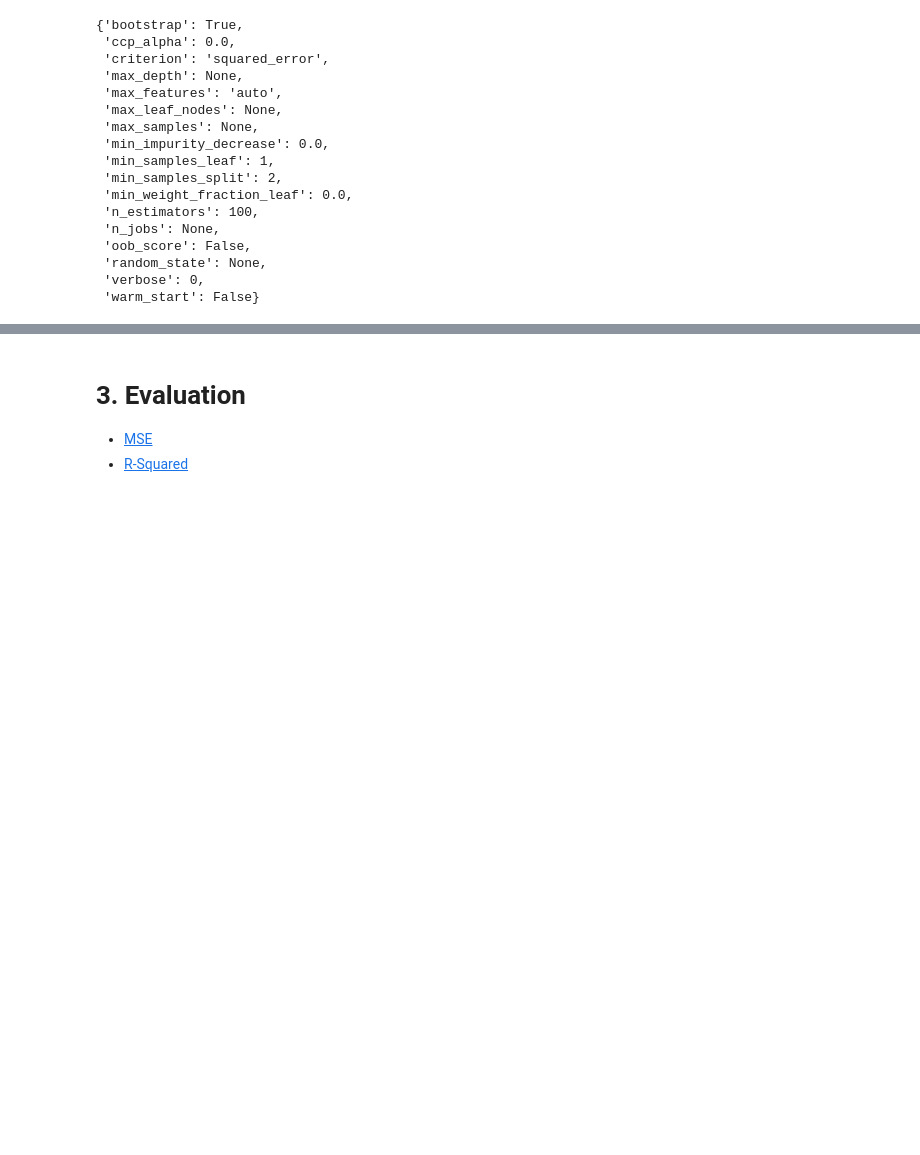
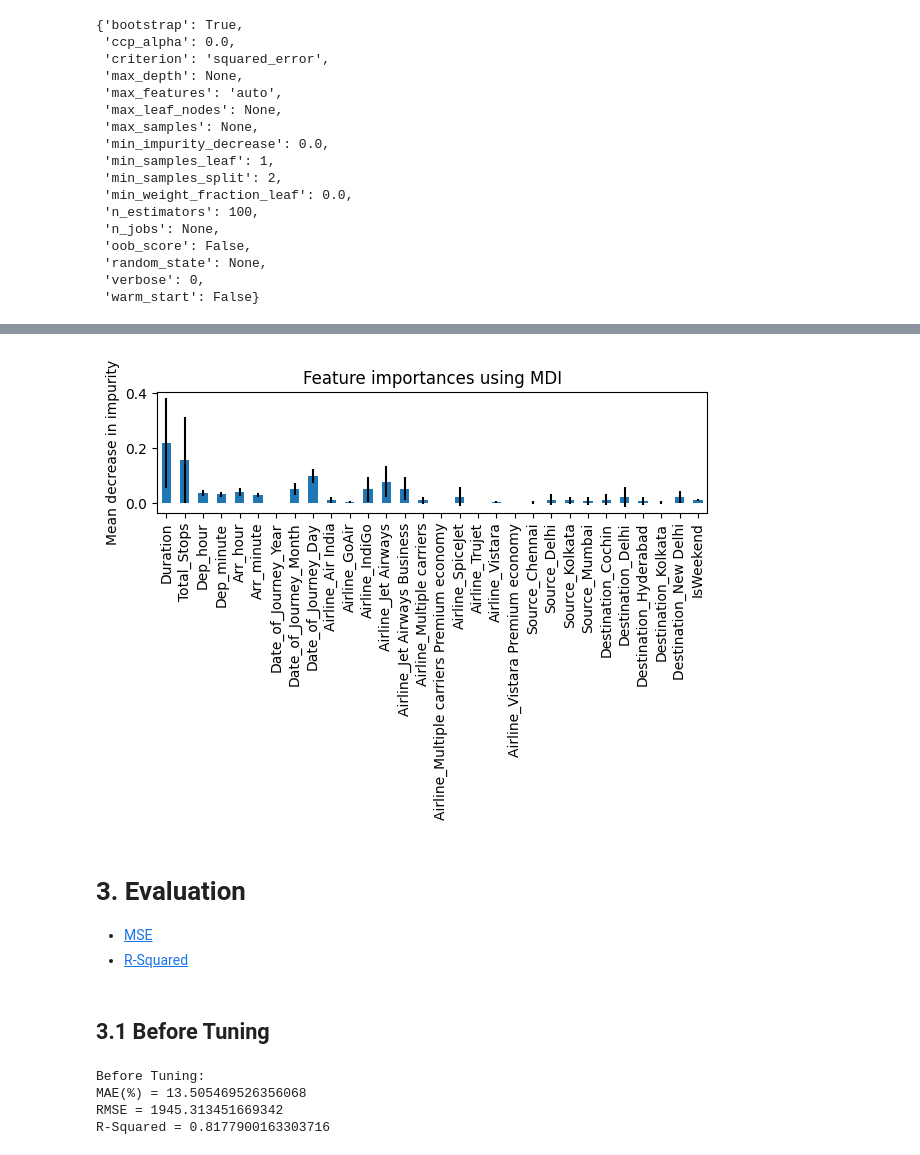
Before and after one commit to Kevin228839/Flight-Fare-Prediction, a Jupyter notebook: random_forest_v3.ipynb, the cells around one changed output, grey strips where cells are left out. Cells and saved outputs as stored; diff of their text form; code cells hidden in the pictures; blank space fills up the shorter version.

Commit message:
add feature_importance

```diff
--- a/random_forest_v3.ipynb
+++ b/random_forest_v3.ipynb
@@ -231,0 +235,5 @@ prediction = rand_search_estimator.best_estimator_.predict(data_test)
+# %%
+# impurity-based importances
+importances = rand_search_estimator.best_estimator_.feature_importances_
+for i, f in zip(list(data_train.columns), importances):
+    print(f"{i}: {round(f*100, 2)}")
@@ -232,5 +258,43 @@ prediction = rand_search_estimator.best_estimator_.predict(data_test)
+# %%
+forest_importances = pd.Series(importances, index=list(data_train.columns))
+
+fig, ax = plt.subplots()
+std = np.std([tree.feature_importances_ for tree in rand_search_estimator.best_estimator_], axis=0)
+forest_importances.plot.bar(yerr=std, ax=ax)
+ax.set_title("Feature importances using MDI")
+ax.set_ylabel("Mean decrease in impurity")
+fig.tight_layout()
+# %% [output]
+[figure, added]
 # %% [markdown]
 # 3. Evaluation
 
 - [MSE](https://scikit-learn.org/stable/modules/generated/sklearn.metrics.mean_squared_error.html)
 - [R-Squared](https://scikit-learn.org/stable/modules/generated/sklearn.metrics.r2_score.html)
+# %% [markdown]
+## 3.1 Before Tuning
+# %%
+from sklearn.metrics import mean_absolute_percentage_error, mean_squared_error, r2_score
+
+# Evaluation before Tuning
+untuned_estimator = RandomForestRegressor()
+untuned_estimator.fit(data_train, target_train)
+prediction_untuned = untuned_estimator.predict(data_test)
+
+print("Before Tuning:")
+
+# MAE
+mae_untuned = mean_absolute_percentage_error(target_test, prediction_untuned)
+# RMSE
+rmse_untuned = mean_squared_error(target_test, prediction_untuned, squared=False)
+# R-Squared
+r2_untuned = r2_score(target_test, prediction_untuned)
+
+print("MAE(%) = {}".format(mae_untuned*100))
+print("RMSE = {}".format(rmse_untuned))
+print("R-Squared = {}".format(r2_untuned))
+# %% [output]
+Before Tuning:
+MAE(%) = 13.505469526356068
+RMSE = 1945.313451669342
+R-Squared = 0.8177900163303716
```
Also changed, not shown: parts of 8 cells of this notebook.
